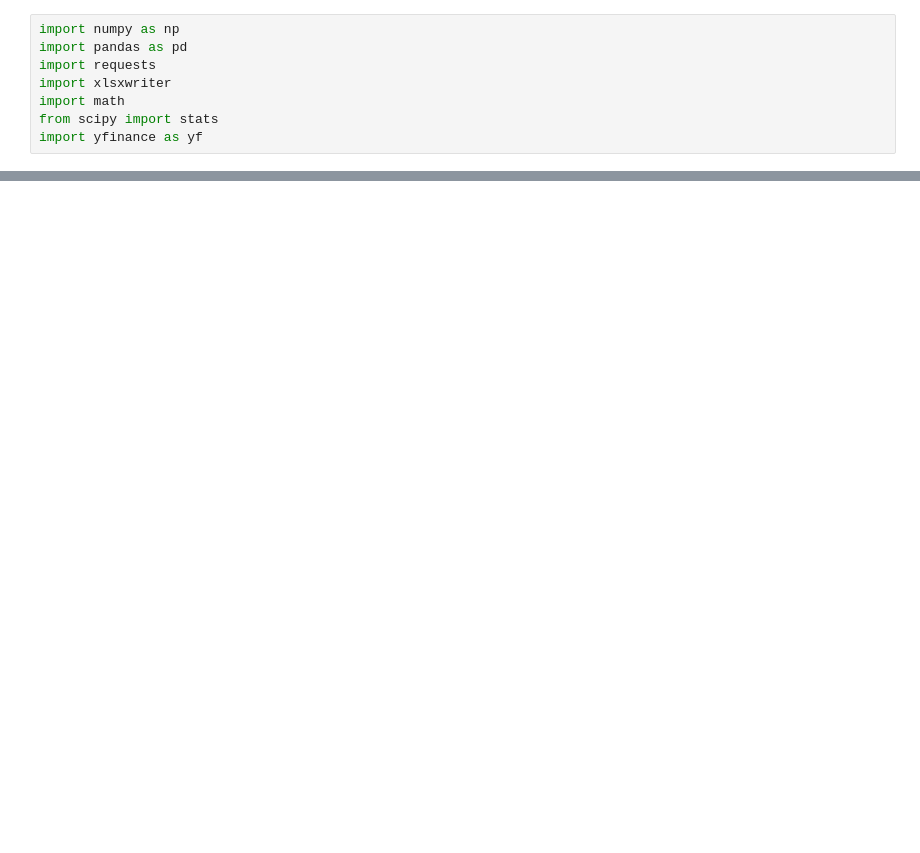
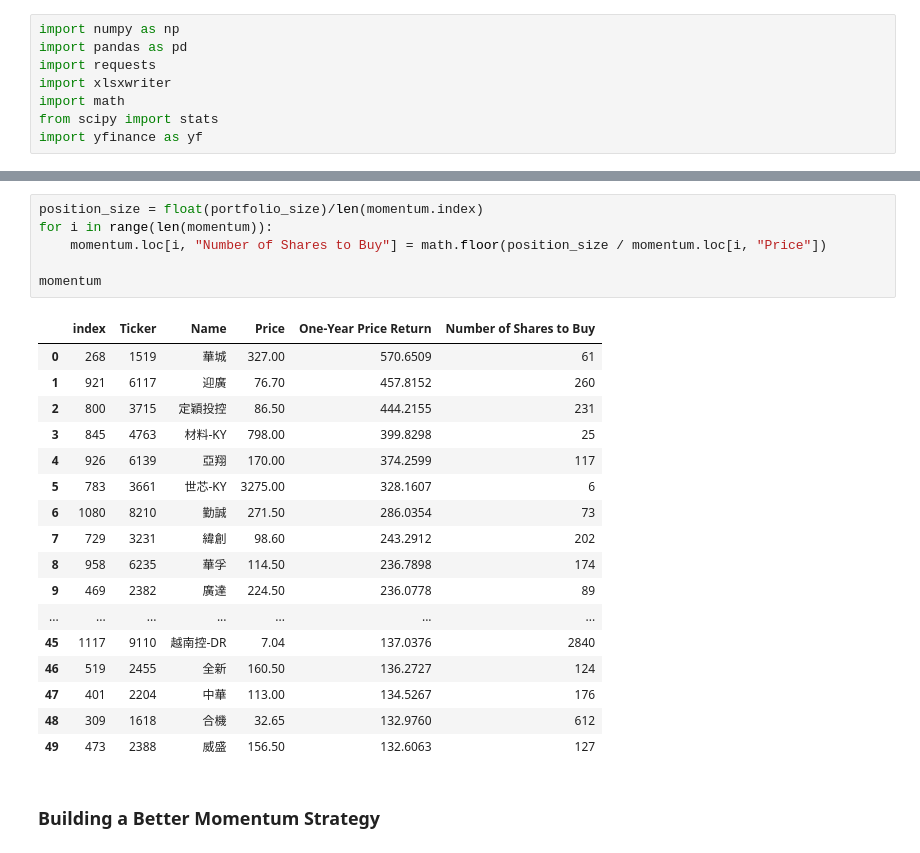
Before and after one commit to EricHuang0310/Equal_Weight_Portfolio, a Jupyter notebook: momentum_strategy/Momentum_strategy.ipynb, the cells around one changed output, grey strips where cells are left out. Cells and saved outputs as stored; diff of their text form; blank space fills up the shorter version.

```diff
--- a/momentum_strategy/Momentum_strategy.ipynb
+++ b/momentum_strategy/Momentum_strategy.ipynb
@@ -54,0 +95,26 @@ momentum = momentum.sort_values(by='One-Year Price Return', ascending=False)
+# %%
+position_size = float(portfolio_size)/len(momentum.index)
+for i in range(len(momentum)):
+    momentum.loc[i, "Number of Shares to Buy"] = math.floor(position_size / momentum.loc[i, "Price"])
+
+momentum
+# %% [output]
+|  | index | Ticker | Name | Price | One-Year Price Return | Number of Shares to Buy |
+| 0 | 268 | 1519 | 華城 | 327.00 | 570.6509 | 61 |
+| 1 | 921 | 6117 | 迎廣 | 76.70 | 457.8152 | 260 |
+| 2 | 800 | 3715 | 定穎投控 | 86.50 | 444.2155 | 231 |
+| 3 | 845 | 4763 | 材料-KY | 798.00 | 399.8298 | 25 |
+| 4 | 926 | 6139 | 亞翔 | 170.00 | 374.2599 | 117 |
+| 5 | 783 | 3661 | 世芯-KY | 3275.00 | 328.1607 | 6 |
+| 6 | 1080 | 8210 | 勤誠 | 271.50 | 286.0354 | 73 |
+| 7 | 729 | 3231 | 緯創 | 98.60 | 243.2912 | 202 |
+| 8 | 958 | 6235 | 華孚 | 114.50 | 236.7898 | 174 |
+| 9 | 469 | 2382 | 廣達 | 224.50 | 236.0778 | 89 |
+| ... | ... | ... | ... | ... | ... | ... |
+| 45 | 1117 | 9110 | 越南控-DR | 7.04 | 137.0376 | 2840 |
+| 46 | 519 | 2455 | 全新 | 160.50 | 136.2727 | 124 |
+| 47 | 401 | 2204 | 中華 | 113.00 | 134.5267 | 176 |
+| 48 | 309 | 1618 | 合機 | 32.65 | 132.9760 | 612 |
+| 49 | 473 | 2388 | 威盛 | 156.50 | 132.6063 | 127 |
+# %% [markdown]
+### Building a Better Momentum Strategy
```
Also changed, not shown: parts of 7 cells of this notebook, 2 other files.
